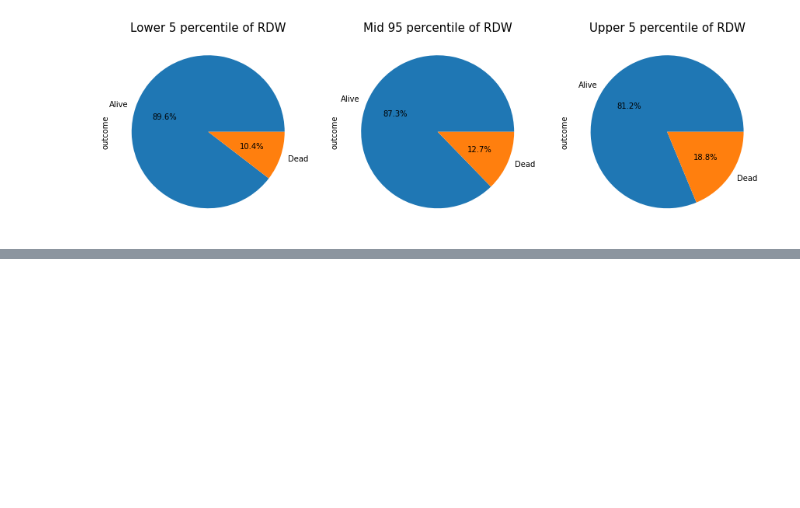
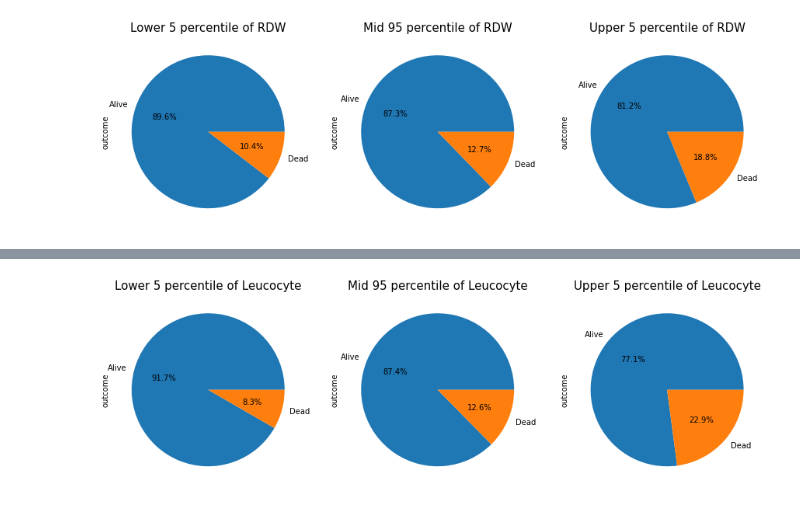
Before and after one commit to yashveersinghsohi/Hospital_Mortality_Prediction, a Jupyter notebook: Hospital_00_Preliminary_EDA.ipynb, the cells around one changed output, grey strips where cells are left out. Drawn from its saved outputs; the diff is of its cells as text; code cells hidden in the pictures; blank space fills up the shorter version.

```diff
--- a/Hospital_00_Preliminary_EDA.ipynb
+++ b/Hospital_00_Preliminary_EDA.ipynb
@@ -500,0 +499,4 @@ PCO2_was_missing
+# %%
+plot_tri_pie("Leucocyte")
+# %% [output]
+[figure, added]
```
Also changed, not shown: parts of 102 cells of this notebook.
